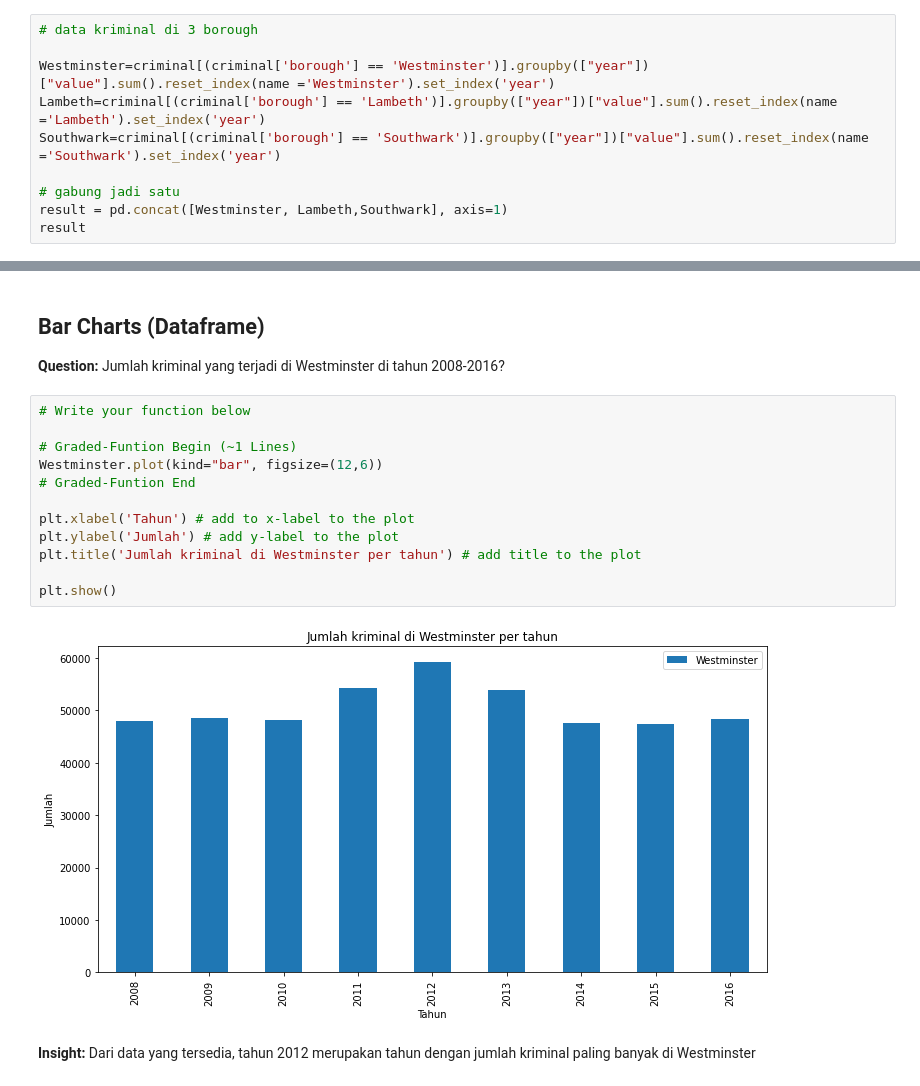
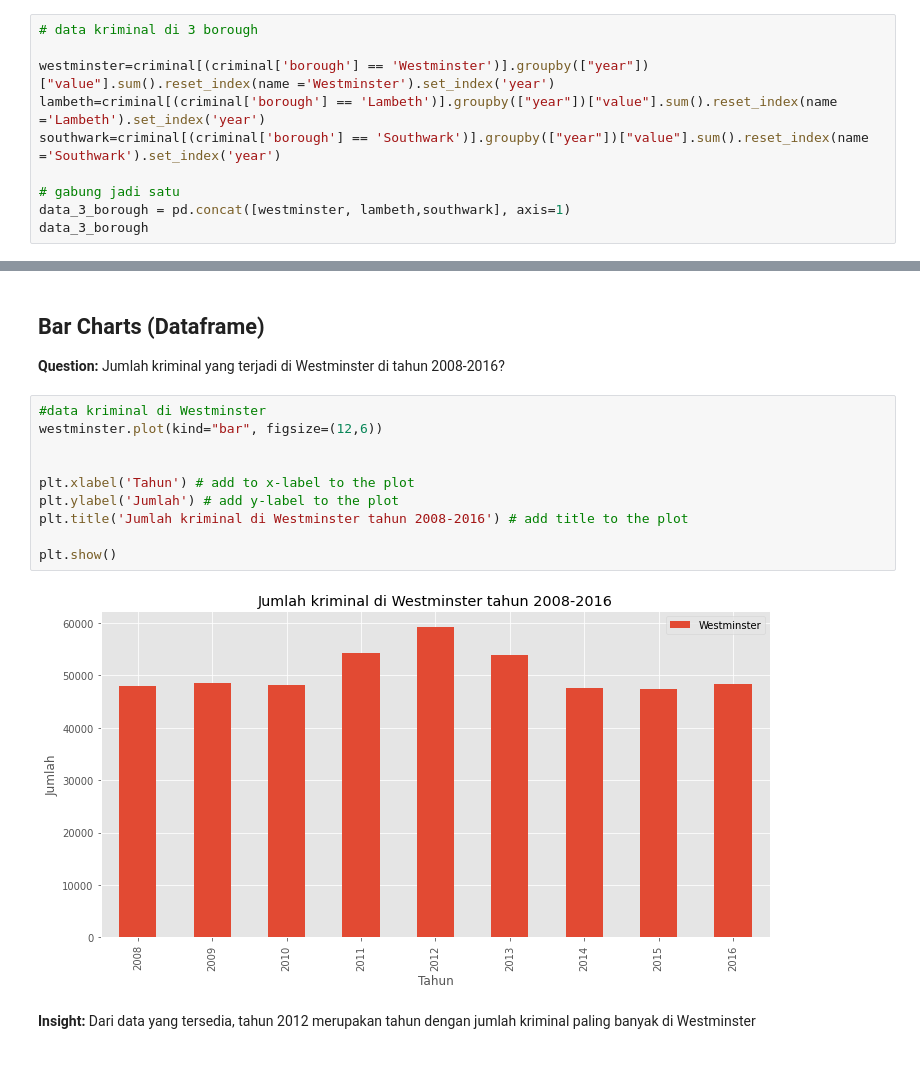
Before and after one commit to oscartbg/python_training, a Jupyter notebook: PYTN_Assgn_1_74_Oscar Forendo.ipynb, the cells around one changed output, grey strips where cells are left out. Saved outputs shown, nothing was run; the diff lists cells and outputs as text.

```diff
--- a/PYTN_Assgn_1_74_Oscar Forendo.ipynb
+++ b/PYTN_Assgn_1_74_Oscar Forendo.ipynb
@@ -204,13 +187,13 @@ mpl.style.use(['ggplot']) # optional: for ggplot-like style
 # %%
 # data kriminal di 3 borough
 
-Westminster=criminal[(criminal['borough'] == 'Westminster')].groupby(["year"])["value"].sum().reset_index(name ='Westminster').set_index('year')
-Lambeth=criminal[(criminal['borough'] == 'Lambeth')].groupby(["year"])["value"].sum().reset_index(name ='Lambeth').set_index('year')
-Southwark=criminal[(criminal['borough'] == 'Southwark')].groupby(["year"])["value"].sum().reset_index(name ='Southwark').set_index('year')
+westminster=criminal[(criminal['borough'] == 'Westminster')].groupby(["year"])["value"].sum().reset_index(name ='Westminster').set_index('year')
+lambeth=criminal[(criminal['borough'] == 'Lambeth')].groupby(["year"])["value"].sum().reset_index(name ='Lambeth').set_index('year')
+southwark=criminal[(criminal['borough'] == 'Southwark')].groupby(["year"])["value"].sum().reset_index(name ='Southwark').set_index('year')
 
 # gabung jadi satu
-result = pd.concat([Westminster, Lambeth,Southwark], axis=1)
-result
+data_3_borough = pd.concat([westminster, lambeth,southwark], axis=1)
+data_3_borough
 # %% [output]
 |  | Westminster | Lambeth | Southwark |
 | year |  |  |  |
@@ -269,19 +253,17 @@ plt.show()
 
 **Question:** Jumlah kriminal yang terjadi di Westminster di tahun 2008-2016?
 # %%
-# Write your function below
+#data kriminal di Westminster
+westminster.plot(kind="bar", figsize=(12,6))
 
-# Graded-Funtion Begin (~1 Lines)
-Westminster.plot(kind="bar", figsize=(12,6))
-# Graded-Funtion End
 
 plt.xlabel('Tahun') # add to x-label to the plot
 plt.ylabel('Jumlah') # add y-label to the plot
-plt.title('Jumlah kriminal di Westminster per tahun') # add title to the plot
+plt.title('Jumlah kriminal di Westminster tahun 2008-2016') # add title to the plot
 
 plt.show()
 # %% [output]
-[figure, old version]
+[figure, new version]
 # %% [markdown]
 **Insight:** Dari data yang tersedia, tahun 2012 merupakan tahun dengan jumlah kriminal paling banyak di Westminster
 # %% [markdown]
```
Also changed, not shown: parts of 26 cells of this notebook.
